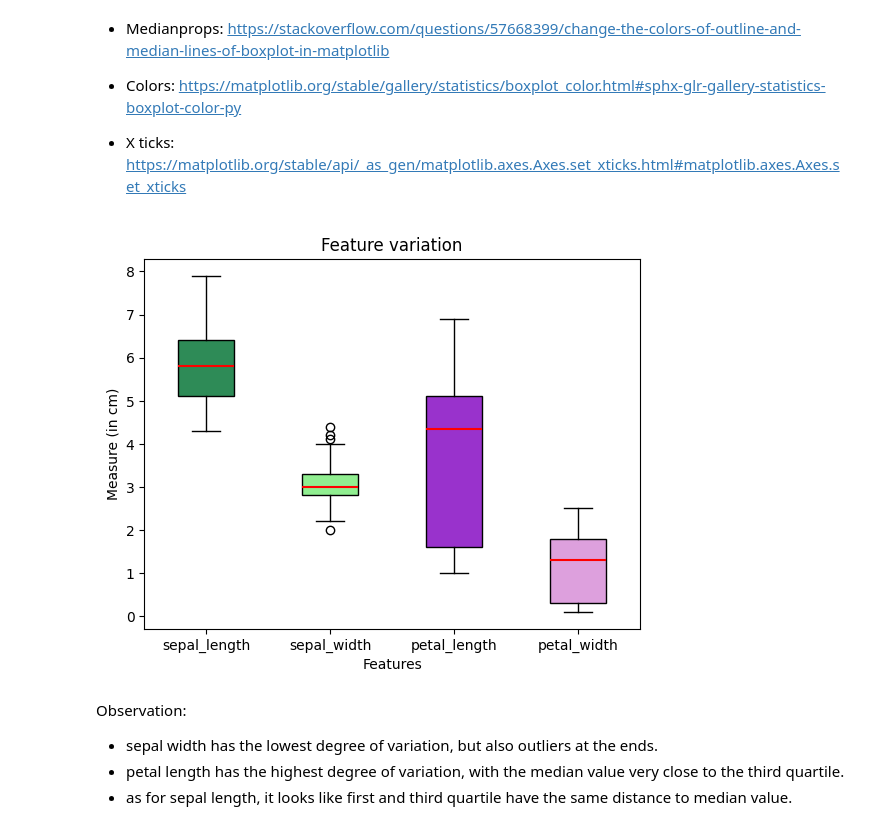
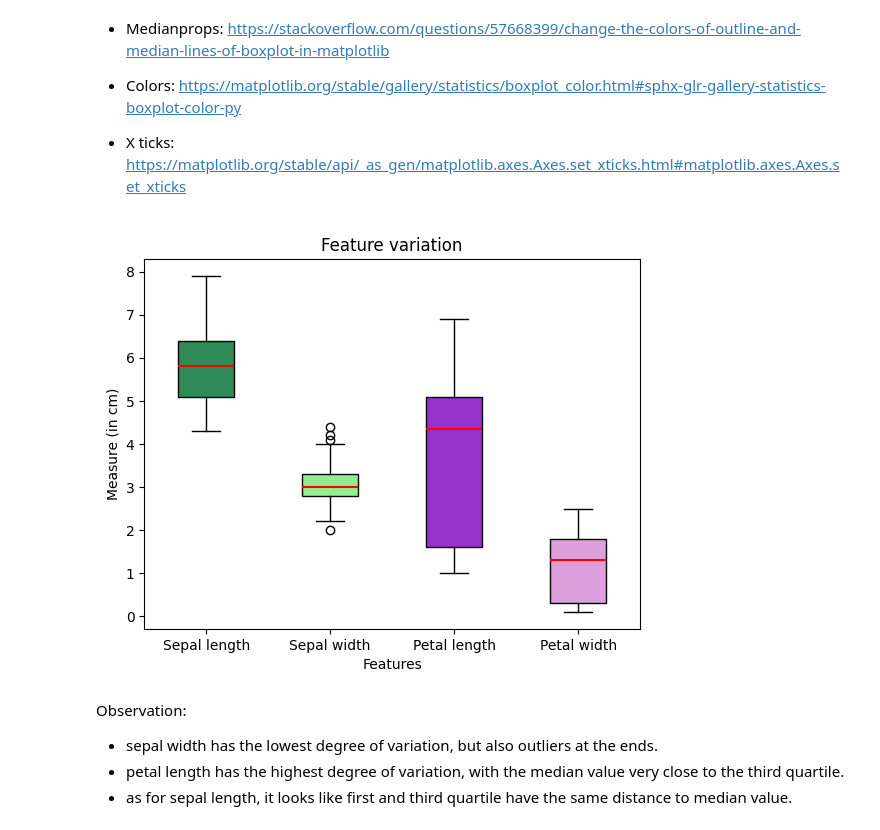
Before and after one commit to irenecelebrin/principles_of_data_analytics, a Jupyter notebook: tasks.ipynb, the cells around one changed output. Cells and saved outputs as stored; diff of their text form; code cells hidden in the pictures.

```diff
--- a/tasks.ipynb
+++ b/tasks.ipynb
@@ -321,40 +346,46 @@ In this case, a stateful (or object-oriented approach) was used to be able to le
 - Colors: https://matplotlib.org/stable/gallery/statistics/boxplot_color.html#sphx-glr-gallery-statistics-boxplot-color-py
 
 - X ticks: https://matplotlib.org/stable/api/_as_gen/matplotlib.axes.Axes.set_xticks.html#matplotlib.axes.Axes.set_xticks
+# %%
+# set labels
+feature_labels = []
+for name in data.feature_names:
+    feature_label = name.replace(' (cm)','').capitalize()
+    feature_labels.append(feature_label)
+
+# set colors
+colors = ['seagreen','lightgreen', 'darkorchid', 'plum']
+median_color = dict(color = 'red', linewidth = 1.5 )
 # %%
 # create a boxplot to see variation difference in the 4 features
 # see https://matplotlib.org/stable/api/_as_gen/matplotlib.axes.Axes.boxplot.html
-
-# set labels and colors
-feature_names = ['sepal_length','sepal_width','petal_length','petal_width']
-colors = ['seagreen','lightgreen', 'darkorchid', 'plum']
-median_color = dict(color = 'red', linewidth = 1.5 )
 
 # Create subplot
 fig, ax = plt.subplots()
 
 # Plot boxplots
 # Subplot includes different colors for each feature boxplot, ticks and labels for each feature
-feature_plot = ax.boxplot(features, patch_artist=True, medianprops= median_color, tick_labels=feature_names)
+feature_plot = ax.boxplot(features, patch_artist=True, medianprops= median_color, tick_labels=feature_labels)
+
 
 # assign colors to each feature boxplot
 # more here: https://matplotlib.org/stable/gallery/statistics/boxplot_color.html#sphx-glr-gallery-statistics-boxplot-color-py
 for patch, color in zip(feature_plot['boxes'], colors):
     patch.set_facecolor(color)
 
 # add title
 ax.set_title('Feature variation')
 # add x ticks and labels for each boxplot
 # see https://matplotlib.org/stable/api/_as_gen/matplotlib.axes.Axes.set_xticks.html#matplotlib.axes.Axes.set_xticks
 #plt.xticks([1,2,3,4], feature_names)
 # add labels for axes
 ax.set_xlabel('Features')
 ax.set_ylabel('Measure (in cm)')
 
 # show plot
 plt.show()
 # %% [output]
-[figure, old version]
+[figure, new version]
 # %% [markdown]
 Observation:
 - sepal width has the lowest degree of variation, but also outliers at the ends.
```
Also changed, not shown: parts of 18 cells of this notebook.
